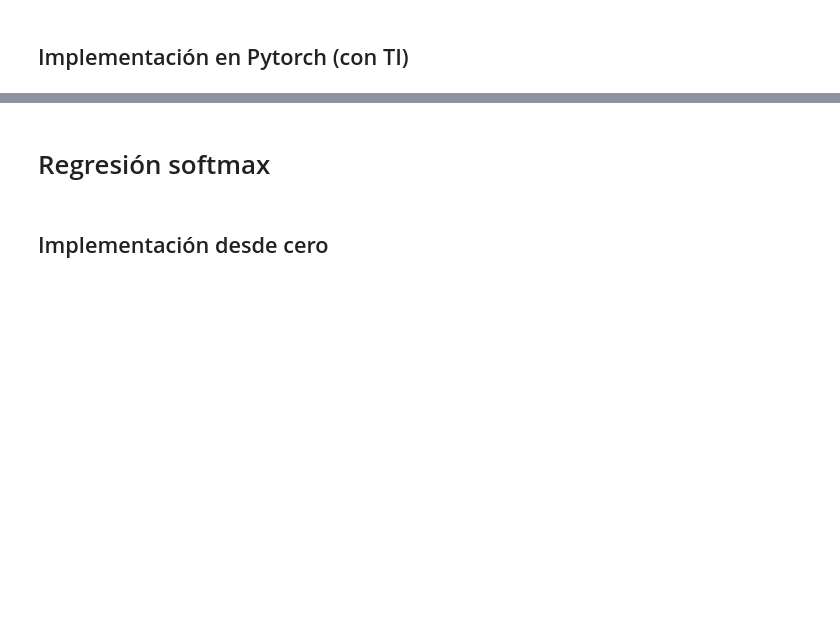
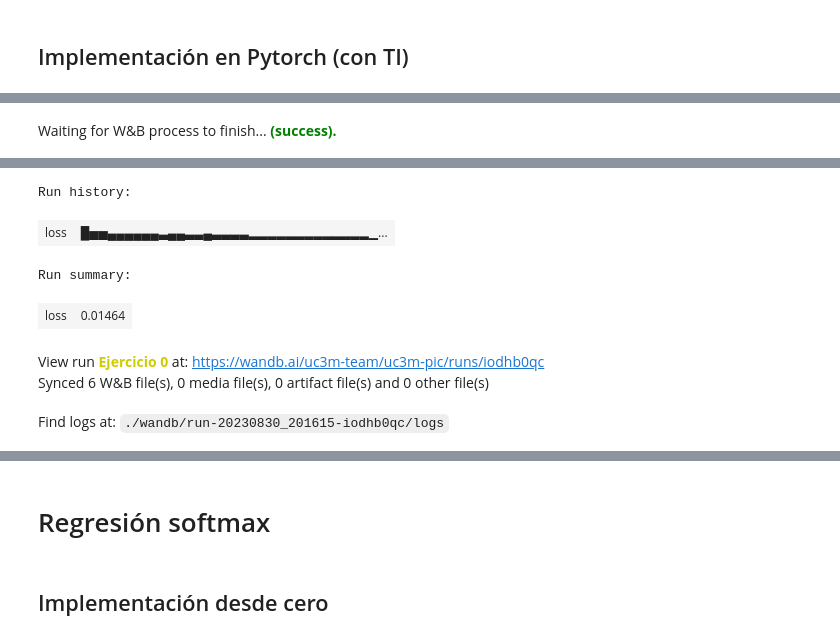
Before and after one commit to ramajoballester/UC3M-PIC, a Jupyter notebook: notebooks/02.ipynb, the cells around one changed output, grey strips where cells are left out. Saved outputs shown, nothing was run; the diff lists cells and outputs as text; code cells hidden in the pictures; blank space fills up the shorter version.

```diff
--- a/notebooks/02.ipynb
+++ b/notebooks/02.ipynb
@@ -406,20 +479,29 @@ wandb.init(project="uc3m-pic", name='Regresión lineal', config=config);
 # %%
 best_loss = 1000
 for epoch in range(num_epochs):
-    total_loss = 0
-    for X, y in dataloader:
-        loss = loss_fn(model(X), y)
-        total_loss += loss
+    # Train loop
+    model.train()
+    for x, y in dataloader:
+        loss = loss_fn(model(x), y)
         optimizer.zero_grad()
         loss.backward()
         optimizer.step()
-    # loss = loss_fn(model(features), labels)
-    total_loss = total_loss / len(dataloader)
-    wandb.log({"loss": total_loss})
 
-    if best_loss > total_loss:
-        best_loss = total_loss
+    # Test loop
+    with torch.no_grad():
+        model.eval()
+        total_loss = 0
+        for x, y in dataloader:
+            total_loss += loss_fn(model(x), y)
+
+        loss = total_loss / len(dataloader.dataset)
+    wandb.log({"loss": loss})
+
+    # Save best model
+    if best_loss > loss:
+        best_loss = loss
         best_model = copy.deepcopy(model)
-    print('Epoch {}, loss {:.6f}'.format(epoch, total_loss))
+    print('Epoch {}, loss {:.6f}'.format(epoch, loss))
 
 wandb.finish()
+# %% [output]
@@ -425,0 +525 @@ wandb.finish()
+Waiting for W&B process to finish... (success).
@@ -425,0 +527,7 @@ wandb.finish()
+Run history:
+| loss | █▅▅▄▄▄▄▄▄▃▄▄▃▃▄▃▃▃▃▂▂▂▂▂▂▂▂▂▂▂▂▂▁... |
+Run summary:
+| loss | 0.01464 |
+View run Ejercicio 0 at: https://wandb.ai/uc3m-team/uc3m-pic/runs/iodhb0qc
+Synced 6 W&B file(s), 0 media file(s), 0 artifact file(s) and 0 other file(s)
+Find logs at: ./wandb/run-20230830_201615-iodhb0qc/logs
```
Also changed, not shown: parts of 87 cells of this notebook, 4 other files.
